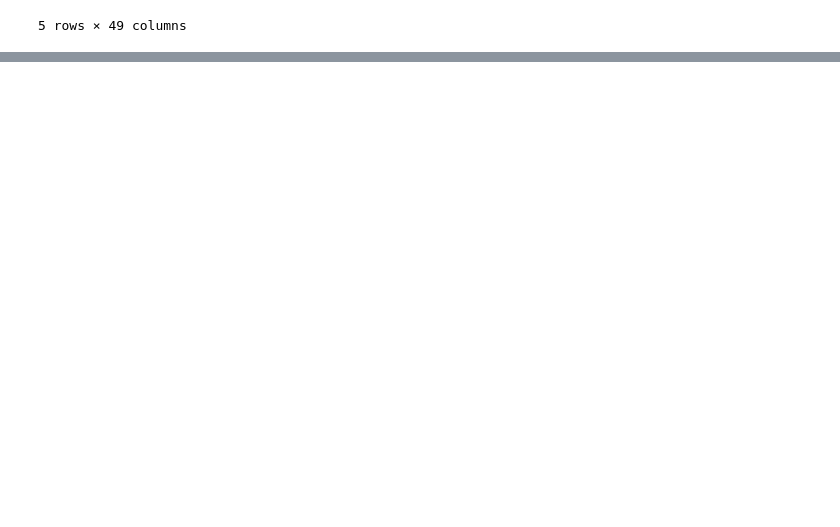
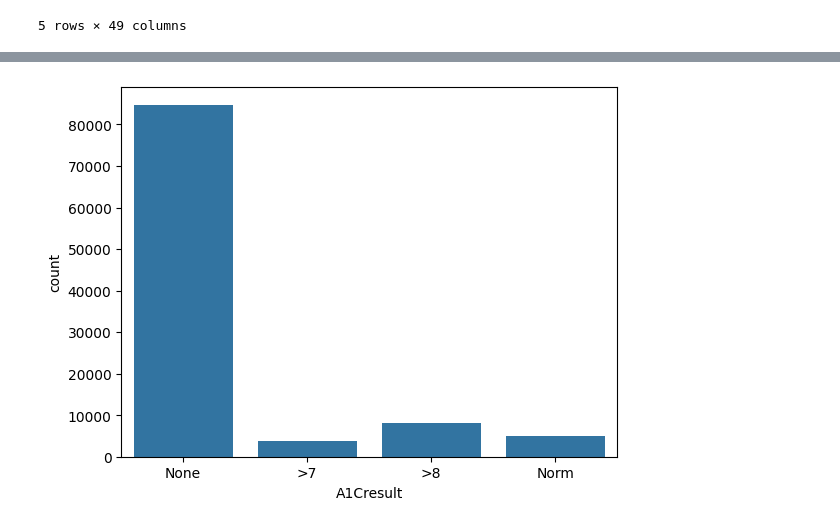
Before and after one commit to MechaMic38/unibs_mldm_diabetes, a Jupyter notebook: notebooks/dataset_eda.ipynb, the cells around one changed output, grey strips where cells are left out. Drawn from its saved outputs; the diff is of its cells as text; code cells hidden in the pictures; blank space fills up the shorter version.

```diff
--- a/notebooks/dataset_eda.ipynb
+++ b/notebooks/dataset_eda.ipynb
@@ -68,0 +129,5 @@ Work in progress... the estimated date of completion is also work in progress Lo
+# %%
+sns.countplot(data=diabetic_data, x='A1Cresult')
+plt.show()
+# %% [output]
+[figure, added]
```
Also changed, not shown: parts of 39 cells of this notebook.
